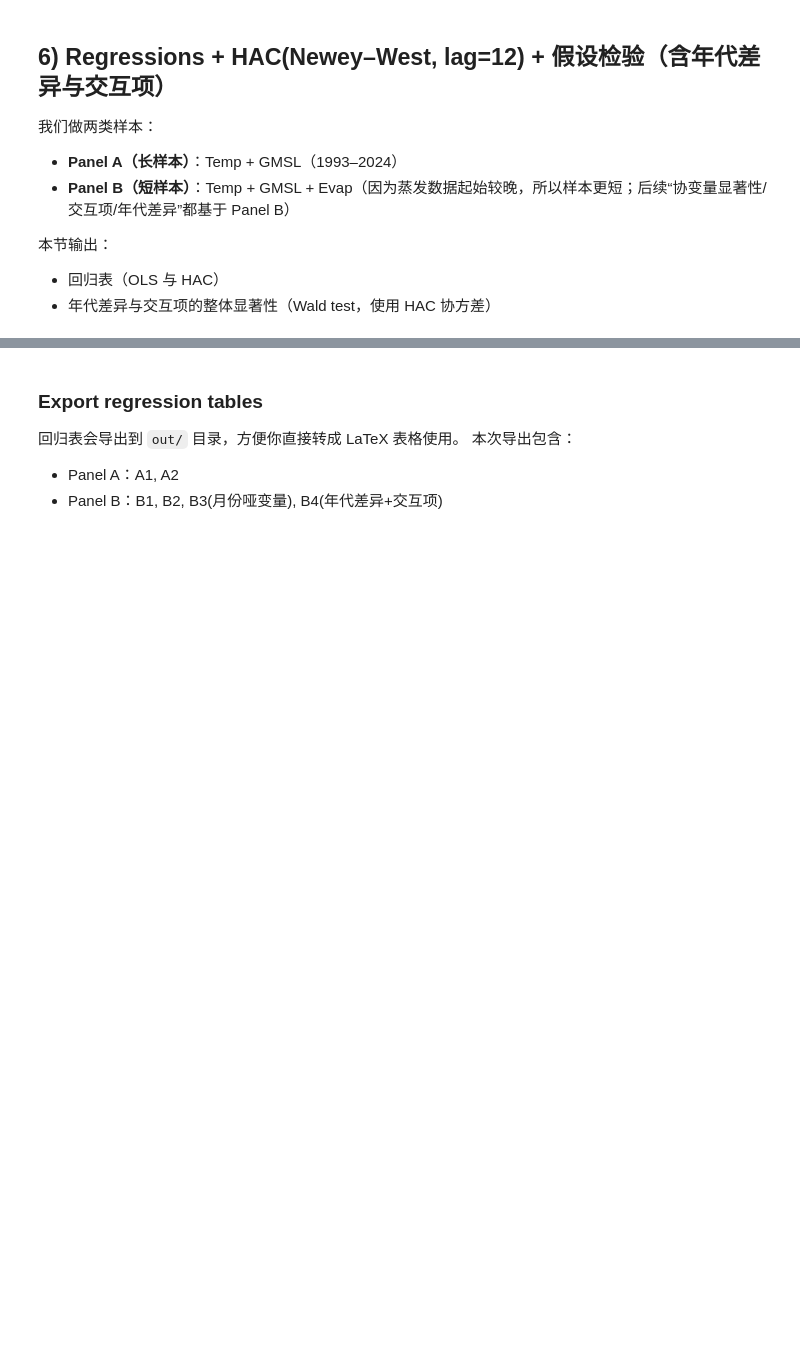
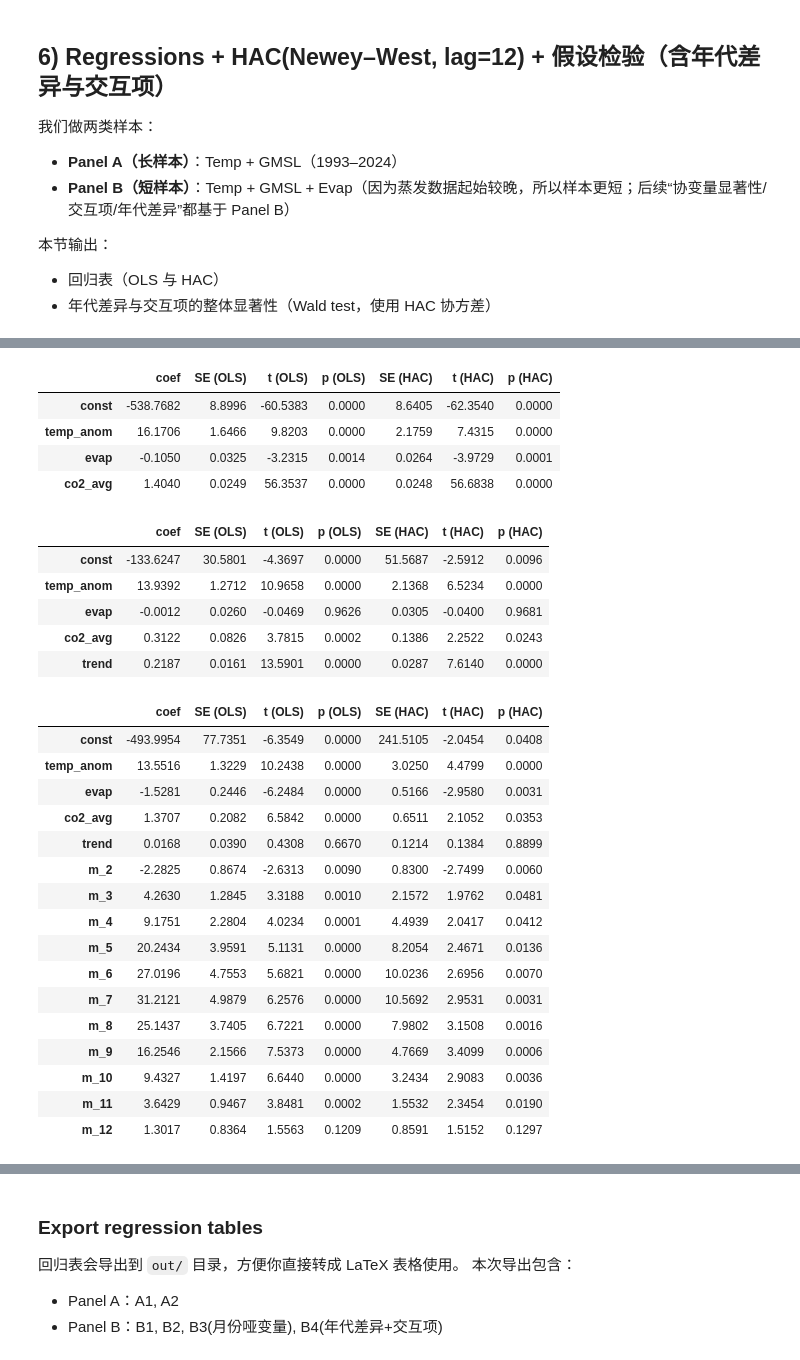
Before and after one commit to XinaiLU/5205_final_proj, a Jupyter notebook: 5205 final.ipynb, the cells around one changed output, grey strips where cells are left out. Cells and saved outputs as stored; diff of their text form; code cells hidden in the pictures; blank space fills up the shorter version.

```diff
--- a/5205 final.ipynb
+++ b/5205 final.ipynb
@@ -628,0 +540,45 @@ print(wald_inter if wald_inter is not None else "No interaction terms found.")
+# %%
+# =========================
+# Panel B（短样本）：温度 + 海平面 + 蒸发
+# 后面“协变量显著性/年代差异/交互项”都基于这一份样本
+# =========================
+d = df_evap.copy()
+
+# (B1) 最基础：Temp + Evap
+B1_model, B1_tab, B1_V = ols_with_hac(d["gmsl_mm"], d[["temp_anom", "evap", "co2_avg"]], lags=12)
+
+# (B2) + trend（时间趋势）
+B2_model, B2_tab, B2_V = ols_with_hac(d["gmsl_mm"], d[["temp_anom", "evap", "co2_avg", "trend"]], lags=12)
+
+# (B3) + 月份哑变量（季节性）
+month_dum = pd.get_dummies(d["month"].astype(int), prefix="m", drop_first=True).astype(float)
+XB3 = pd.concat([d[["temp_anom", "evap", "co2_avg", "trend"]], month_dum], axis=1)
+
+print(month_dum.dtypes)
+print(XB3.dtypes)
+
+B3_model, B3_tab, B3_V = ols_with_hac(d["gmsl_mm"], XB3, lags=12)
+
+
+
+
+# (B4) 年代差异 + 交互项：temp × decade + 月份哑变量
+# decade 主效应：D_k
+# 交互项：temp_anom * D_k（检验温度敏感度是否随年代变化）
+decade_str = d["decade"].astype(str)
+decade_dum = pd.get_dummies(decade_str, prefix="dec", drop_first=True).astype(float)
+inter = decade_dum.mul(d["temp_anom"], axis=0)
+inter.columns = [c + "_x_temp" for c in inter.columns]
+
+XB4 = pd.concat(
+    [d[["temp_anom", "evap", "co2_avg", "trend"]], month_dum, decade_dum, inter],
+    axis=1
+)
+B4_model, B4_tab, B4_V = ols_with_hac(d["gmsl_mm"], XB4, lags=12)
+
+print("=== Panel B (with evaporation) ===")
+display(B1_tab.round(4))
+display(B2_tab.round(4))
+display(B3_tab.round(4))
+display(B4_tab.round(4))
+# %% [output]
@@ -628,0 +602,28 @@ print(wald_inter if wald_inter is not None else "No interaction terms found.")
+|  | coef | SE (OLS) | t (OLS) | p (OLS) | SE (HAC) | t (HAC) | p (HAC) |
+| const | -538.7682 | 8.8996 | -60.5383 | 0.0000 | 8.6405 | -62.3540 | 0.0000 |
+| temp_anom | 16.1706 | 1.6466 | 9.8203 | 0.0000 | 2.1759 | 7.4315 | 0.0000 |
+| evap | -0.1050 | 0.0325 | -3.2315 | 0.0014 | 0.0264 | -3.9729 | 0.0001 |
+| co2_avg | 1.4040 | 0.0249 | 56.3537 | 0.0000 | 0.0248 | 56.6838 | 0.0000 |
+|  | coef | SE (OLS) | t (OLS) | p (OLS) | SE (HAC) | t (HAC) | p (HAC) |
+| const | -133.6247 | 30.5801 | -4.3697 | 0.0000 | 51.5687 | -2.5912 | 0.0096 |
+| temp_anom | 13.9392 | 1.2712 | 10.9658 | 0.0000 | 2.1368 | 6.5234 | 0.0000 |
+| evap | -0.0012 | 0.0260 | -0.0469 | 0.9626 | 0.0305 | -0.0400 | 0.9681 |
+| co2_avg | 0.3122 | 0.0826 | 3.7815 | 0.0002 | 0.1386 | 2.2522 | 0.0243 |
+| trend | 0.2187 | 0.0161 | 13.5901 | 0.0000 | 0.0287 | 7.6140 | 0.0000 |
+|  | coef | SE (OLS) | t (OLS) | p (OLS) | SE (HAC) | t (HAC) | p (HAC) |
+| const | -493.9954 | 77.7351 | -6.3549 | 0.0000 | 241.5105 | -2.0454 | 0.0408 |
+| temp_anom | 13.5516 | 1.3229 | 10.2438 | 0.0000 | 3.0250 | 4.4799 | 0.0000 |
+| evap | -1.5281 | 0.2446 | -6.2484 | 0.0000 | 0.5166 | -2.9580 | 0.0031 |
+| co2_avg | 1.3707 | 0.2082 | 6.5842 | 0.0000 | 0.6511 | 2.1052 | 0.0353 |
+| trend | 0.0168 | 0.0390 | 0.4308 | 0.6670 | 0.1214 | 0.1384 | 0.8899 |
+| m_2 | -2.2825 | 0.8674 | -2.6313 | 0.0090 | 0.8300 | -2.7499 | 0.0060 |
+| m_3 | 4.2630 | 1.2845 | 3.3188 | 0.0010 | 2.1572 | 1.9762 | 0.0481 |
+| m_4 | 9.1751 | 2.2804 | 4.0234 | 0.0001 | 4.4939 | 2.0417 | 0.0412 |
+| m_5 | 20.2434 | 3.9591 | 5.1131 | 0.0000 | 8.2054 | 2.4671 | 0.0136 |
+| m_6 | 27.0196 | 4.7553 | 5.6821 | 0.0000 | 10.0236 | 2.6956 | 0.0070 |
+| m_7 | 31.2121 | 4.9879 | 6.2576 | 0.0000 | 10.5692 | 2.9531 | 0.0031 |
+| m_8 | 25.1437 | 3.7405 | 6.7221 | 0.0000 | 7.9802 | 3.1508 | 0.0016 |
+| m_9 | 16.2546 | 2.1566 | 7.5373 | 0.0000 | 4.7669 | 3.4099 | 0.0006 |
+| m_10 | 9.4327 | 1.4197 | 6.6440 | 0.0000 | 3.2434 | 2.9083 | 0.0036 |
+| m_11 | 3.6429 | 0.9467 | 3.8481 | 0.0002 | 1.5532 | 2.3454 | 0.0190 |
+| m_12 | 1.3017 | 0.8364 | 1.5563 | 0.1209 | 0.8591 | 1.5152 | 0.1297 |
```
Also changed, not shown: parts of 7 cells of this notebook, 9 other files.
